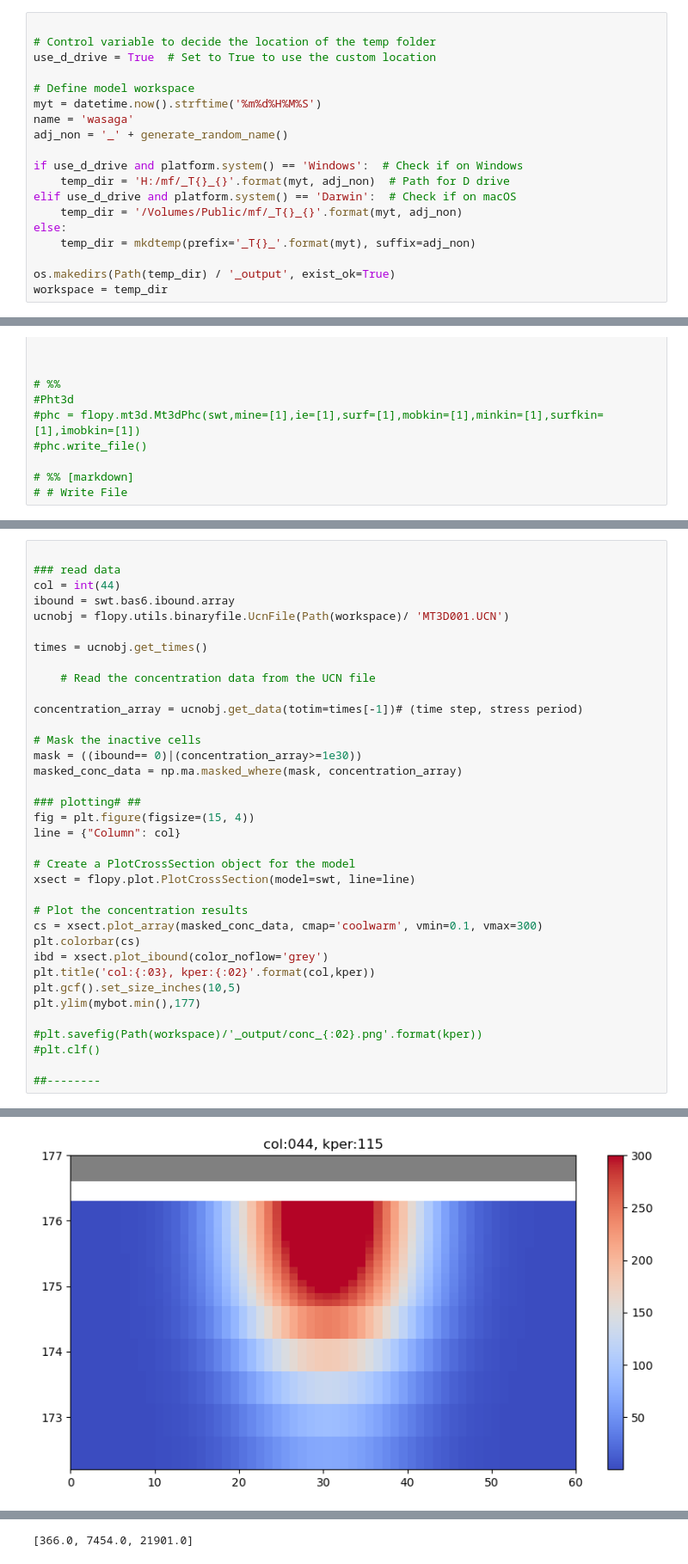
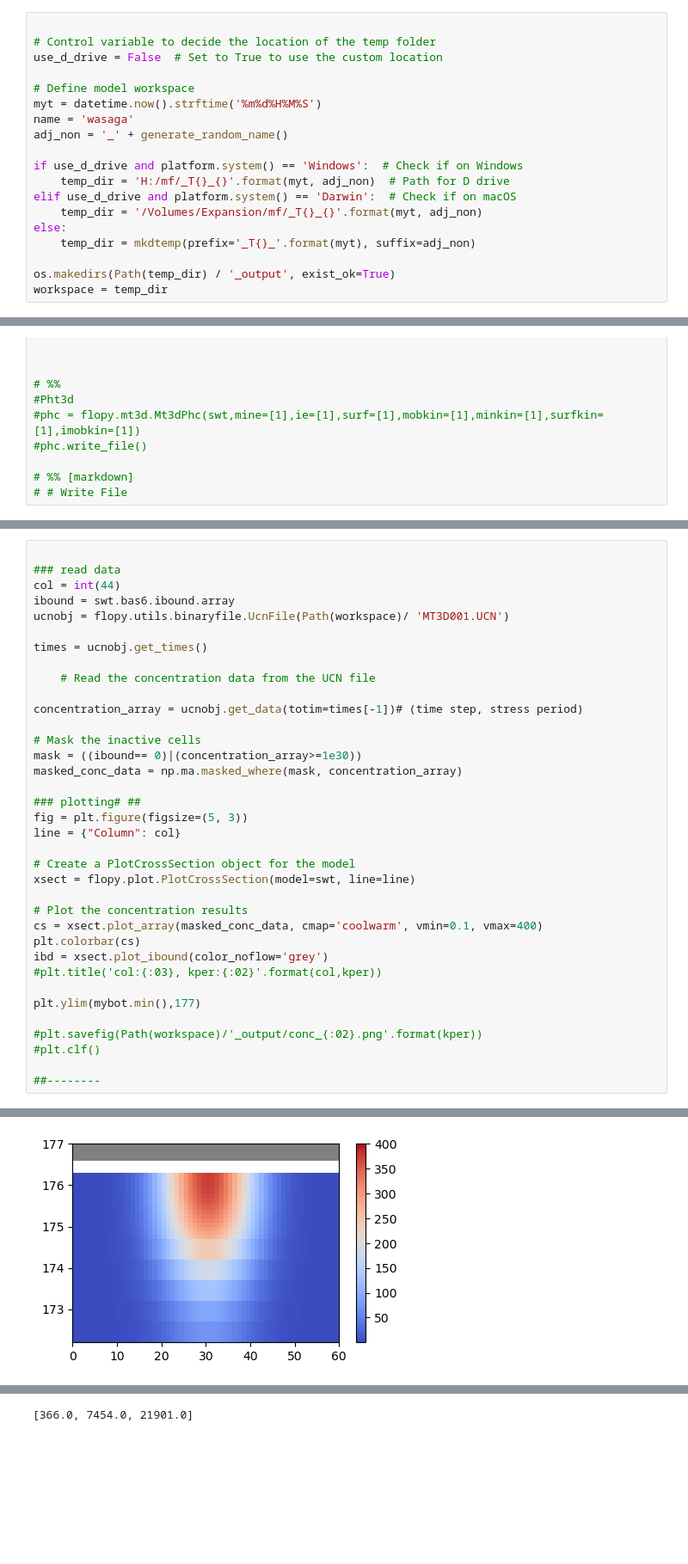
Before and after one commit to Shuyang-Wang/wasaga_model, a Jupyter notebook: wasaga_2d/wasaga_cs5_3d.ipynb, the cells around one changed output, grey strips where cells are left out. Shown at 86% size. Saved outputs shown, nothing was run; the diff lists cells and outputs as text; blank space fills up the shorter version.

```diff
--- a/wasaga_2d/wasaga_cs5_3d.ipynb
+++ b/wasaga_2d/wasaga_cs5_3d.ipynb
@@ -153,7 +156,7 @@ delv = mytop[:,0] - mybot[:,0]
 # %%
 
 # Control variable to decide the location of the temp folder
-use_d_drive = True  # Set to True to use the custom location
+use_d_drive = False  # Set to True to use the custom location
 
 # Define model workspace
 myt = datetime.now().strftime('%m%d%H%M%S')
@@ -163,7 +166,7 @@ adj_non = '_' + generate_random_name()
 if use_d_drive and platform.system() == 'Windows':  # Check if on Windows
     temp_dir = 'H:/mf/_T{}_{}'.format(myt, adj_non)  # Path for D drive
 elif use_d_drive and platform.system() == 'Darwin':  # Check if on macOS
-    temp_dir = '/Volumes/Public/mf/_T{}_{}'.format(myt, adj_non)
+    temp_dir = '/Volumes/Expansion/mf/_T{}_{}'.format(myt, adj_non)
 else:
     temp_dir = mkdtemp(prefix='_T{}_'.format(myt), suffix=adj_non)
 
@@ -622,38 +663,38 @@ col = int(44)
 ibound = swt.bas6.ibound.array
 ucnobj = flopy.utils.binaryfile.UcnFile(Path(workspace)/ 'MT3D001.UCN')
 
 times = ucnobj.get_times()
 
     # Read the concentration data from the UCN file
 
 concentration_array = ucnobj.get_data(totim=times[-1])# (time step, stress period)
 
 # Mask the inactive cells
 mask = ((ibound== 0)|(concentration_array>=1e30))
 masked_conc_data = np.ma.masked_where(mask, concentration_array)
 
 ### plotting# ##
-fig = plt.figure(figsize=(15, 4))
+fig = plt.figure(figsize=(5, 3))
 line = {"Column": col}
 
 # Create a PlotCrossSection object for the model
 xsect = flopy.plot.PlotCrossSection(model=swt, line=line)
 
 # Plot the concentration results
-cs = xsect.plot_array(masked_conc_data, cmap='coolwarm', vmin=0.1, vmax=300)
+cs = xsect.plot_array(masked_conc_data, cmap='coolwarm', vmin=0.1, vmax=400)
 plt.colorbar(cs)
 ibd = xsect.plot_ibound(color_noflow='grey')
-plt.title('col:{:03}, kper:{:02}'.format(col,kper))
-plt.gcf().set_size_inches(10,5)
+#plt.title('col:{:03}, kper:{:02}'.format(col,kper))
+
 plt.ylim(mybot.min(),177)
 
 #plt.savefig(Path(workspace)/'_output/conc_{:02}.png'.format(kper))
 #plt.clf()
 
 ##--------
 # %% [output]
 (172.2, 177.0)
-[figure, old version]
+[figure, new version]
 # %%
 
 ### read data
```
Also changed, not shown: parts of 10 cells of this notebook, 1 other file.
